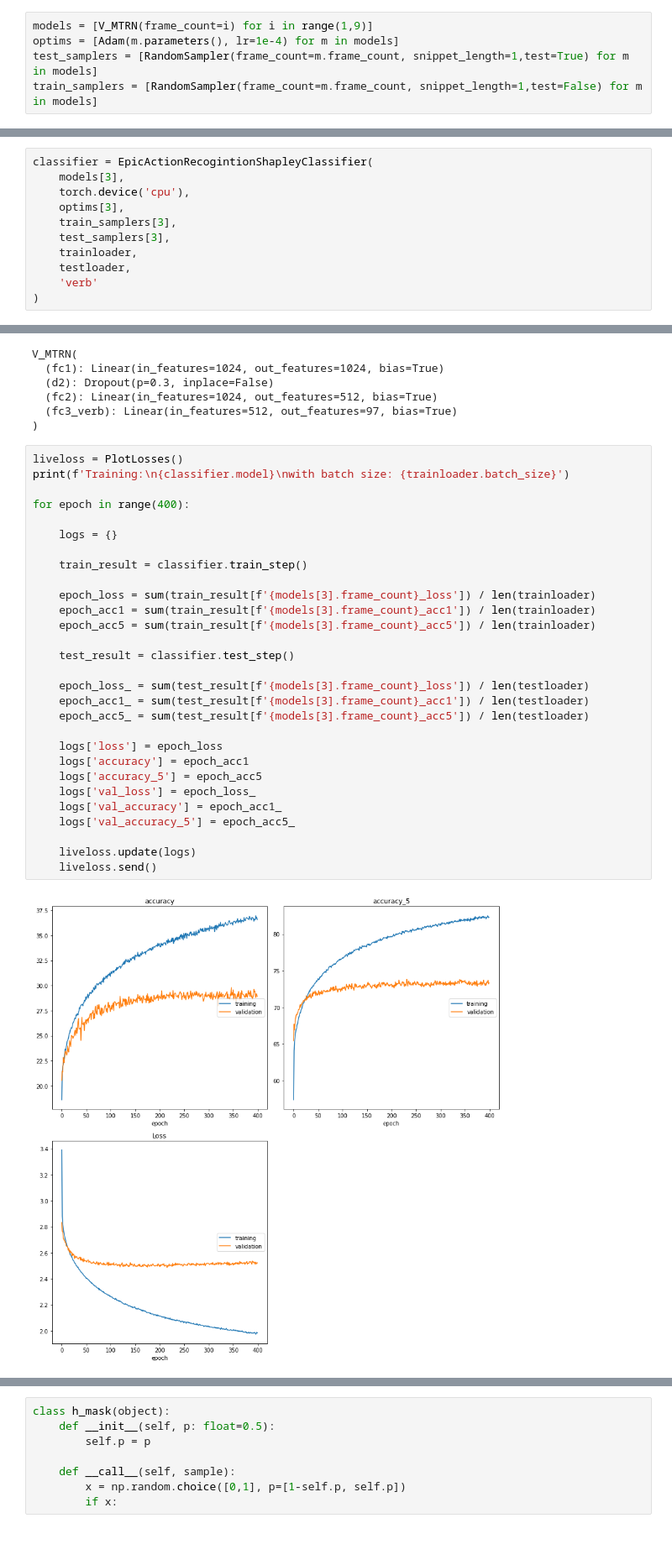
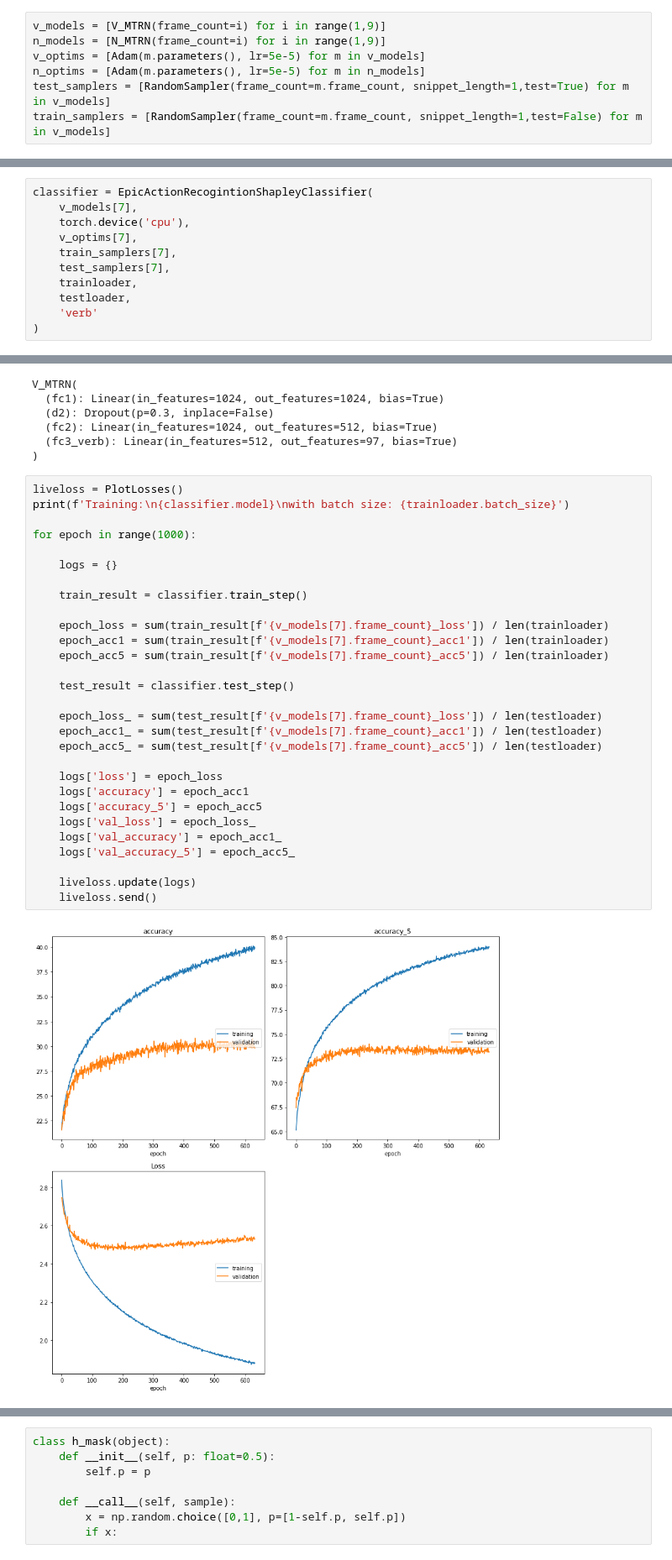
Before and after one commit to tomstark99/epic-kitchens-100-fyrp, a Jupyter notebook: notebooks/p01_train.ipynb, the cells around one changed output, grey strips where cells are left out. Shown: that part at 84% size. Drawn from its saved outputs; the diff is of its cells as text.

```diff
--- a/notebooks/p01_train.ipynb
+++ b/notebooks/p01_train.ipynb
@@ -72,20 +78,22 @@ class N_MTRN(nn.Module):
 def no_collate(args):
     return args
 # %%
-models = [V_MTRN(frame_count=i) for i in range(1,9)]
-optims = [Adam(m.parameters(), lr=1e-4) for m in models]
-test_samplers = [RandomSampler(frame_count=m.frame_count, snippet_length=1,test=True) for m in models]
-train_samplers = [RandomSampler(frame_count=m.frame_count, snippet_length=1,test=False) for m in models]
+v_models = [V_MTRN(frame_count=i) for i in range(1,9)]
+n_models = [N_MTRN(frame_count=i) for i in range(1,9)]
+v_optims = [Adam(m.parameters(), lr=5e-5) for m in v_models]
+n_optims = [Adam(m.parameters(), lr=5e-5) for m in n_models]
+test_samplers = [RandomSampler(frame_count=m.frame_count, snippet_length=1,test=True) for m in v_models]
+train_samplers = [RandomSampler(frame_count=m.frame_count, snippet_length=1,test=False) for m in v_models]
 # %%
 trainloader = DataLoader(MultiPickleDataset(train), batch_size=512, collate_fn=no_collate, shuffle=True)
 testloader = DataLoader(MultiPickleDataset(test), batch_size=512, collate_fn=no_collate, shuffle=False)
 # %%
 classifier = EpicActionRecogintionShapleyClassifier(
-    models[3],
+    v_models[7],
     torch.device('cpu'),
-    optims[3],
-    train_samplers[3],
-    test_samplers[3],
+    v_optims[7],
+    train_samplers[7],
+    test_samplers[7],
     trainloader,
     testloader,
     'verb'
@@ -150,32 +158,32 @@ V_MTRN(
 # %%
 liveloss = PlotLosses()
 print(f'Training:\n{classifier.model}\nwith batch size: {trainloader.batch_size}')
 
-for epoch in range(400):
+for epoch in range(1000):
 
     logs = {}
 
     train_result = classifier.train_step()
 
-    epoch_loss = sum(train_result[f'{models[3].frame_count}_loss']) / len(trainloader)
-    epoch_acc1 = sum(train_result[f'{models[3].frame_count}_acc1']) / len(trainloader)
-    epoch_acc5 = sum(train_result[f'{models[3].frame_count}_acc5']) / len(trainloader)
+    epoch_loss = sum(train_result[f'{v_models[7].frame_count}_loss']) / len(trainloader)
+    epoch_acc1 = sum(train_result[f'{v_models[7].frame_count}_acc1']) / len(trainloader)
+    epoch_acc5 = sum(train_result[f'{v_models[7].frame_count}_acc5']) / len(trainloader)
 
     test_result = classifier.test_step()
 
-    epoch_loss_ = sum(test_result[f'{models[3].frame_count}_loss']) / len(testloader)
-    epoch_acc1_ = sum(test_result[f'{models[3].frame_count}_acc1']) / len(testloader)
-    epoch_acc5_ = sum(test_result[f'{models[3].frame_count}_acc5']) / len(testloader)
+    epoch_loss_ = sum(test_result[f'{v_models[7].frame_count}_loss']) / len(testloader)
+    epoch_acc1_ = sum(test_result[f'{v_models[7].frame_count}_acc1']) / len(testloader)
+    epoch_acc5_ = sum(test_result[f'{v_models[7].frame_count}_acc5']) / len(testloader)
 
     logs['loss'] = epoch_loss
     logs['accuracy'] = epoch_acc1
     logs['accuracy_5'] = epoch_acc5
     logs['val_loss'] = epoch_loss_
     logs['val_accuracy'] = epoch_acc1_
     logs['val_accuracy_5'] = epoch_acc5_
 
     liveloss.update(logs)
     liveloss.send()
 # %% [output]
-[figure, old version]
+[figure, new version]
 accuracy
```
Also changed, not shown: parts of 3 cells of this notebook, 6 other files.
